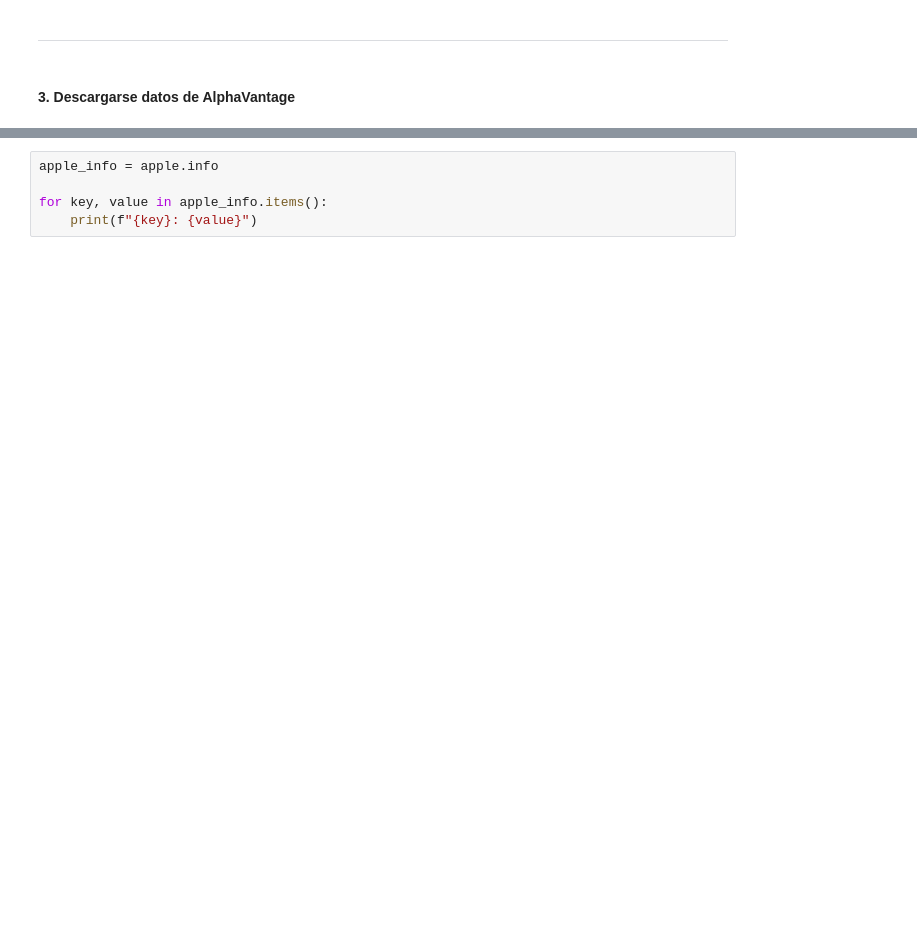
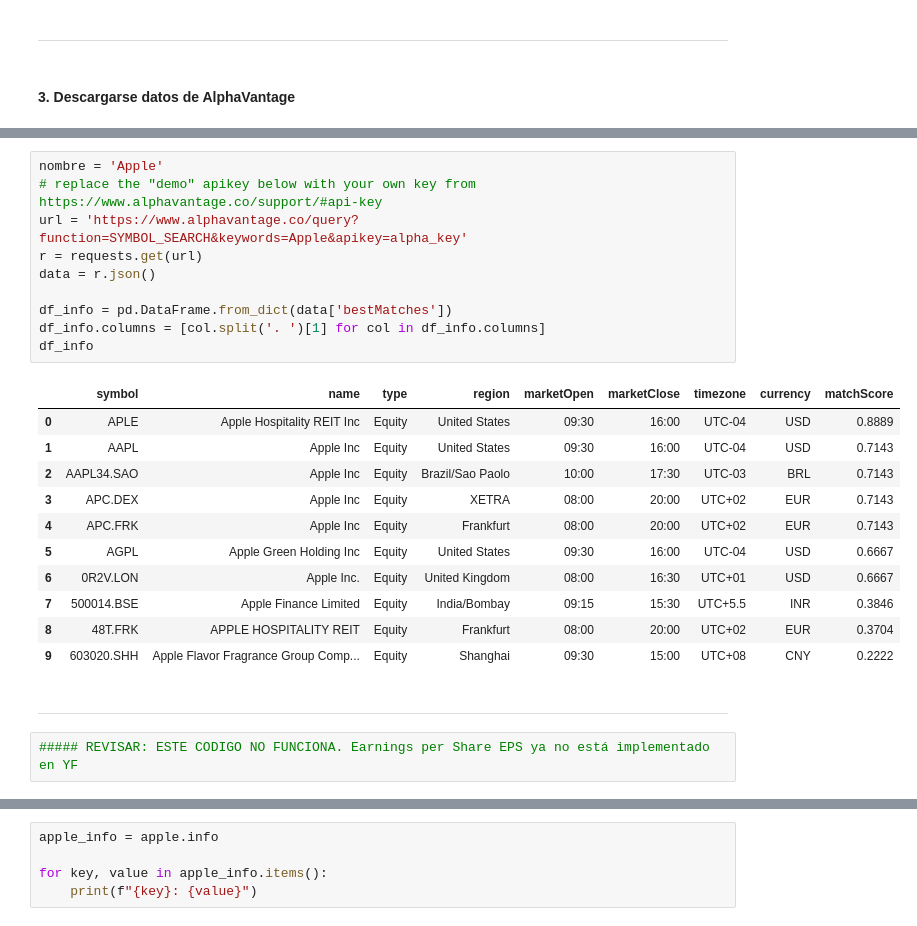
Before and after one commit to alfonso-santos/microcredencial-carteras-python-2023, a Jupyter notebook: Tema_1_Activos_Intro/src/descarga-datos.ipynb, the cells around one changed output, grey strips where cells are left out. Saved outputs shown, nothing was run; the diff lists cells and outputs as text; blank space fills up the shorter version.

```diff
--- a/Tema_1_Activos_Intro/src/descarga-datos.ipynb
+++ b/Tema_1_Activos_Intro/src/descarga-datos.ipynb
@@ -332 +440,27 @@ df_daily
+# %%
+nombre = 'Apple'
+# replace the "demo" apikey below with your own key from https://www.alphavantage.co/support/#api-key
+url = 'https://www.alphavantage.co/query?function=SYMBOL_SEARCH&keywords=Apple&apikey=alpha_key'
+r = requests.get(url)
+data = r.json()
+
+df_info = pd.DataFrame.from_dict(data['bestMatches'])
+df_info.columns = [col.split('. ')[1] for col in df_info.columns]
+df_info
+# %% [output]
+|  | symbol | name | type | region | marketOpen | marketClose | timezone | currency | matchScore |
+| 0 | APLE | Apple Hospitality REIT Inc | Equity | United States | 09:30 | 16:00 | UTC-04 | USD | 0.8889 |
+| 1 | AAPL | Apple Inc | Equity | United States | 09:30 | 16:00 | UTC-04 | USD | 0.7143 |
+| 2 | AAPL34.SAO | Apple Inc | Equity | Brazil/Sao Paolo | 10:00 | 17:30 | UTC-03 | BRL | 0.7143 |
+| 3 | APC.DEX | Apple Inc | Equity | XETRA | 08:00 | 20:00 | UTC+02 | EUR | 0.7143 |
+| 4 | APC.FRK | Apple Inc | Equity | Frankfurt | 08:00 | 20:00 | UTC+02 | EUR | 0.7143 |
+| 5 | AGPL | Apple Green Holding Inc | Equity | United States | 09:30 | 16:00 | UTC-04 | USD | 0.6667 |
+| 6 | 0R2V.LON | Apple Inc. | Equity | United Kingdom | 08:00 | 16:30 | UTC+01 | USD | 0.6667 |
+| 7 | 500014.BSE | Apple Finance Limited | Equity | India/Bombay | 09:15 | 15:30 | UTC+5.5 | INR | 0.3846 |
+| 8 | 48T.FRK | APPLE HOSPITALITY REIT | Equity | Frankfurt | 08:00 | 20:00 | UTC+02 | EUR | 0.3704 |
+| 9 | 603020.SHH | Apple Flavor Fragrance Group Comp... | Equity | Shanghai | 09:30 | 15:00 | UTC+08 | CNY | 0.2222 |
+# %% [markdown]
+<hr>
+# %%
+##### REVISAR: ESTE CODIGO NO FUNCIONA. Earnings per Share EPS ya no está implementado en YF
 # %%
```
Also changed, not shown: parts of 48 cells of this notebook, 7 other files.
